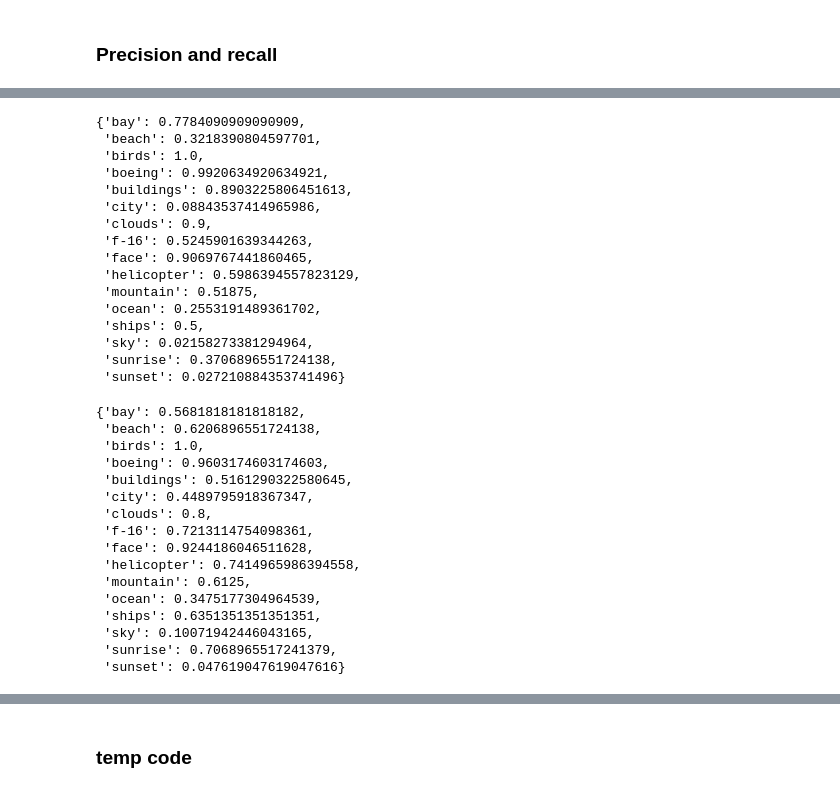
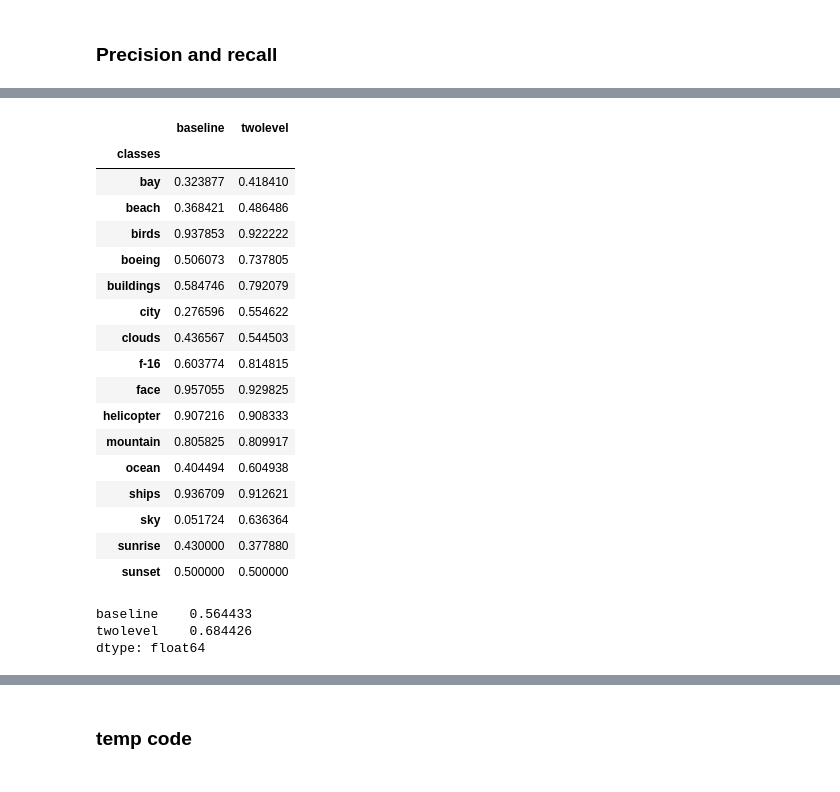
Before and after one commit to karino2/ClassSim, a Jupyter notebook: evaluate_classifiers.ipynb, the cells around one changed output, grey strips where cells are left out. Drawn from its saved outputs; the diff is of its cells as text; code cells hidden in the pictures.

```diff
--- a/evaluate_classifiers.ipynb
+++ b/evaluate_classifiers.ipynb
@@ -357,38 +319,29 @@ Precision2
-# %%
-Recall1
-# %% [output]
-{'bay': 0.7784090909090909,
- 'beach': 0.3218390804597701,
- 'birds': 1.0,
- 'boeing': 0.9920634920634921,
- 'buildings': 0.8903225806451613,
- 'city': 0.08843537414965986,
- 'clouds': 0.9,
- 'f-16': 0.5245901639344263,
- 'face': 0.9069767441860465,
- 'helicopter': 0.5986394557823129,
- 'mountain': 0.51875,
- 'ocean': 0.2553191489361702,
- 'ships': 0.5,
- 'sky': 0.02158273381294964,
- 'sunrise': 0.3706896551724138,
- 'sunset': 0.027210884353741496}
-# %%
-Recall2
-# %% [output]
-{'bay': 0.5681818181818182,
- 'beach': 0.6206896551724138,
- 'birds': 1.0,
- 'boeing': 0.9603174603174603,
- 'buildings': 0.5161290322580645,
- 'city': 0.4489795918367347,
- 'clouds': 0.8,
- 'f-16': 0.7213114754098361,
- 'face': 0.9244186046511628,
- 'helicopter': 0.7414965986394558,
- 'mountain': 0.6125,
- 'ocean': 0.3475177304964539,
- 'ships': 0.6351351351351351,
- 'sky': 0.10071942446043165,
- 'sunrise': 0.7068965517241379,
- 'sunset': 0.047619047619047616}
+# %%
+precisiondf = pd.DataFrame({"classes": categories, "baseline": [Precision1[cat] for cat in categories], "twolevel": [Precision2[cat] for cat in categories]}).set_index("classes")
+# %%
+precisiondf
+# %% [output]
+|  | baseline | twolevel |
+| classes |  |  |
+| bay | 0.323877 | 0.418410 |
+| beach | 0.368421 | 0.486486 |
+| birds | 0.937853 | 0.922222 |
+| boeing | 0.506073 | 0.737805 |
+| buildings | 0.584746 | 0.792079 |
+| city | 0.276596 | 0.554622 |
+| clouds | 0.436567 | 0.544503 |
+| f-16 | 0.603774 | 0.814815 |
+| face | 0.957055 | 0.929825 |
+| helicopter | 0.907216 | 0.908333 |
+| mountain | 0.805825 | 0.809917 |
+| ocean | 0.404494 | 0.604938 |
+| ships | 0.936709 | 0.912621 |
+| sky | 0.051724 | 0.636364 |
+| sunrise | 0.430000 | 0.377880 |
+| sunset | 0.500000 | 0.500000 |
+# %%
+precisiondf.mean()
+# %% [output]
+baseline    0.564433
+twolevel    0.684426
+dtype: float64
```
Also changed, not shown: parts of 7 cells of this notebook.
